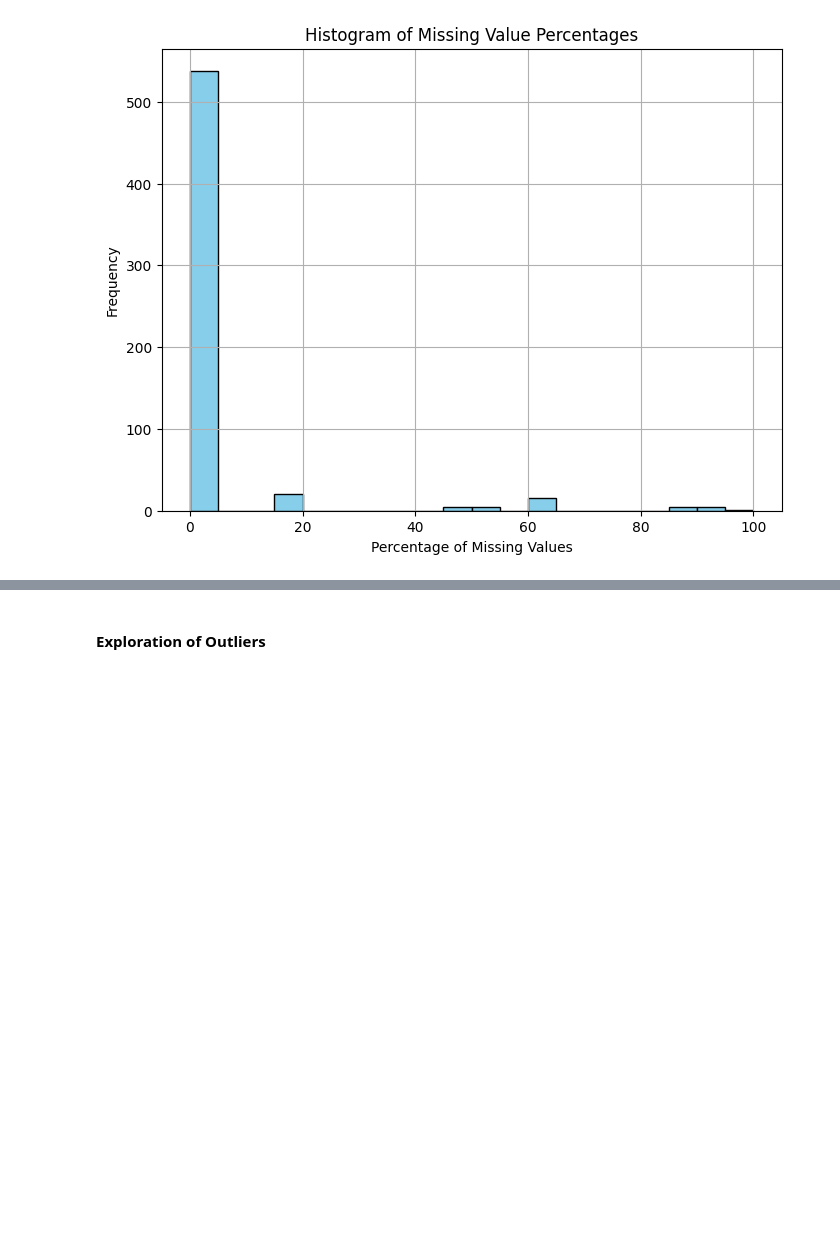
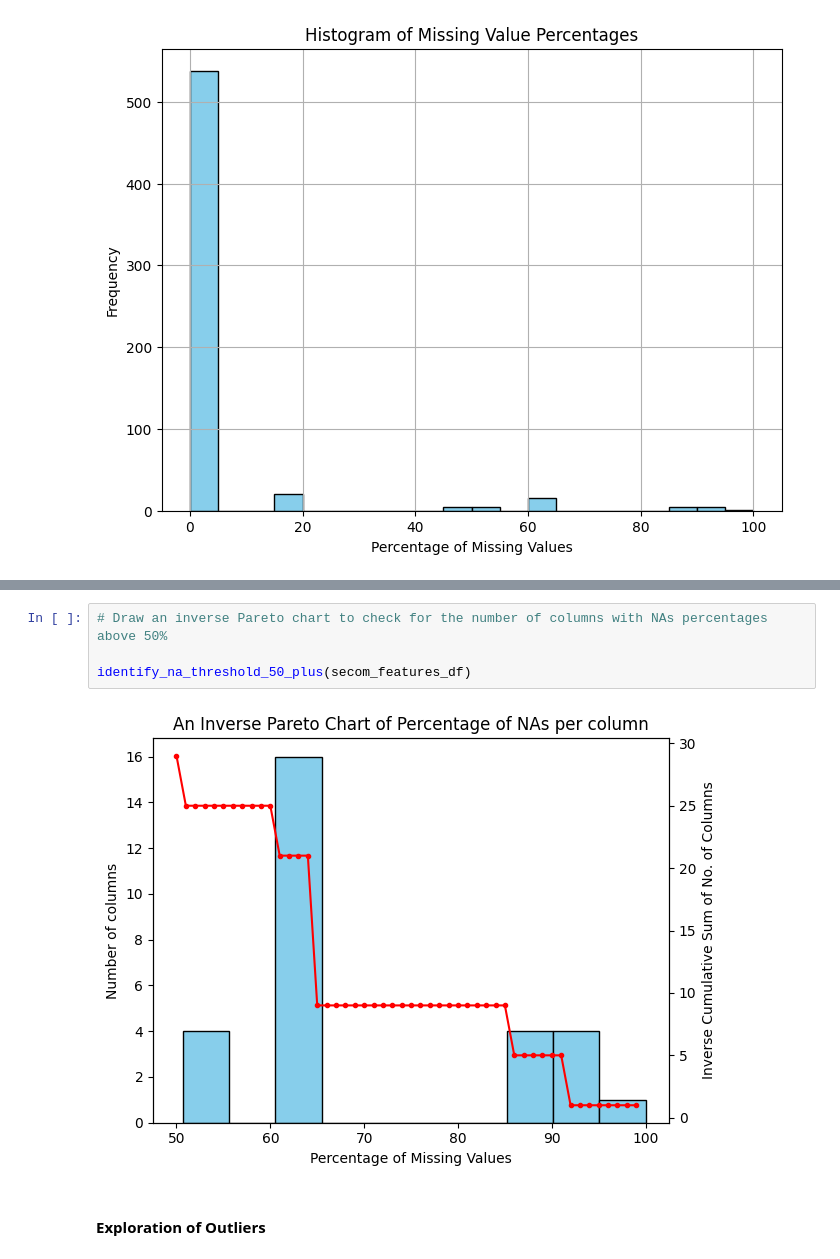
Before and after one commit to HayateSato/SECOM_Project, a Jupyter notebook: secom_file_draft_Majeed.ipynb, the cells around one changed output, grey strips where cells are left out. Drawn from its saved outputs; the diff is of its cells as text; blank space fills up the shorter version.

```diff
--- a/secom_file_draft_Majeed.ipynb
+++ b/secom_file_draft_Majeed.ipynb
@@ -303,3 +439,9 @@ Frequency Table of Percentage of Missing Values in Each Column:
+# %%
+# Draw an inverse Pareto chart to check for the number of columns with NAs percentages above 50%
+
+identify_na_threshold_50_plus(secom_features_df)
+# %% [output]
+[figure, added]
 # %% [markdown]
 #### Exploration of Outliers
 # %%
```
Also changed, not shown: parts of 22 cells of this notebook.
